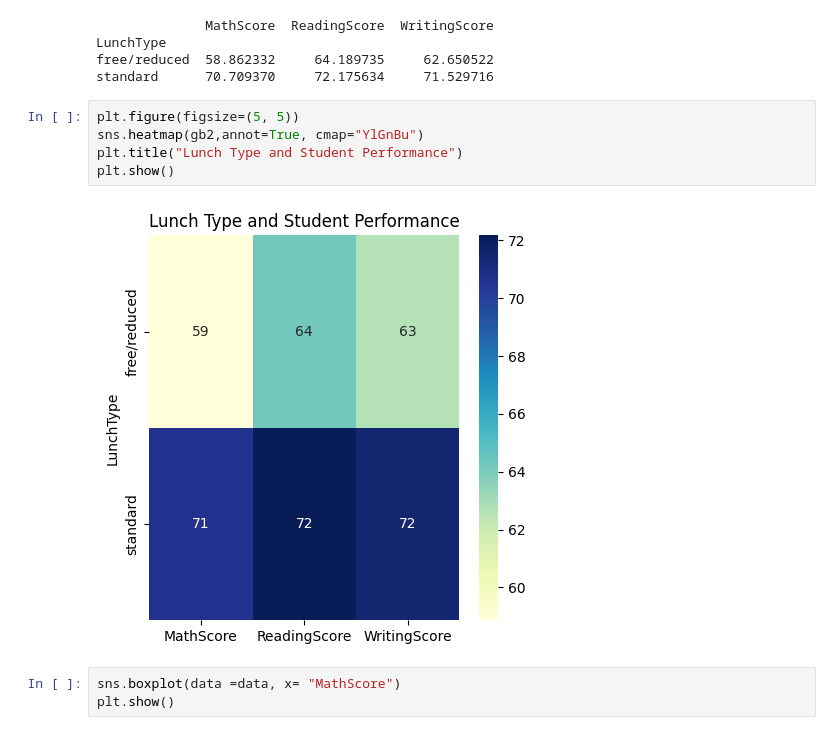
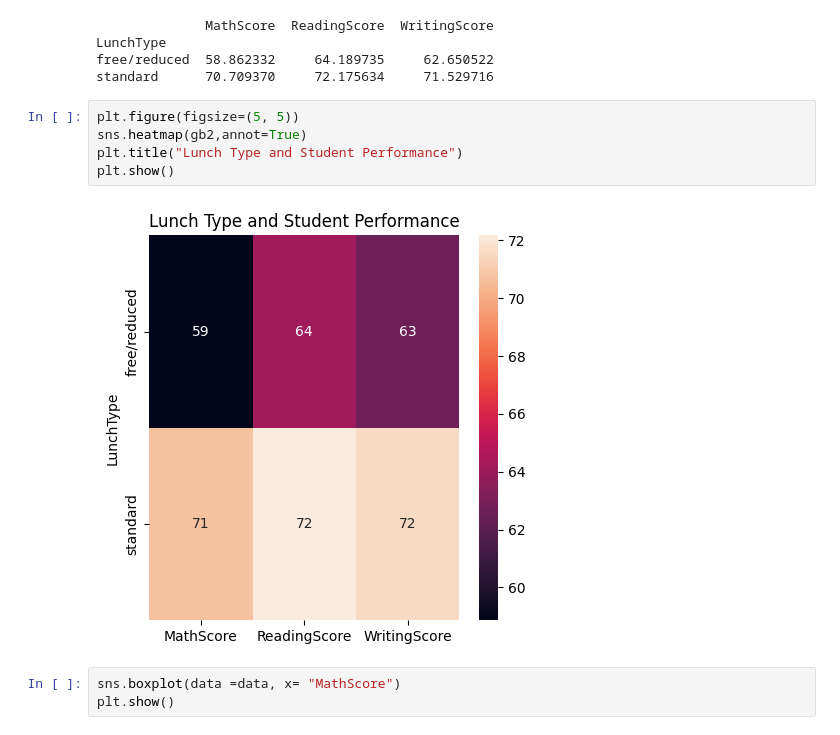
Before and after one commit to Amanmishra03/data-analysis---project, a Jupyter notebook: student marks analysis/analysis.ipynb, the cells around one changed output. Cells and saved outputs as stored; diff of their text form.

```diff
--- a/student marks analysis/analysis.ipynb
+++ b/student marks analysis/analysis.ipynb
@@ -194,11 +194,11 @@ free/reduced  58.862332     64.189735     62.650522
 standard      70.709370     72.175634     71.529716
 # %%
 plt.figure(figsize=(5, 5))
-sns.heatmap(gb2,annot=True, cmap="YlGnBu")
+sns.heatmap(gb2,annot=True)
 plt.title("Lunch Type and Student Performance")
 plt.show()
 # %% [output]
-[figure, old version]
+[figure, new version]
 # %%
 sns.boxplot(data =data, x= "MathScore")
 plt.show()
```
Also changed, not shown: parts of 1 cell of this notebook, 2 other files.
